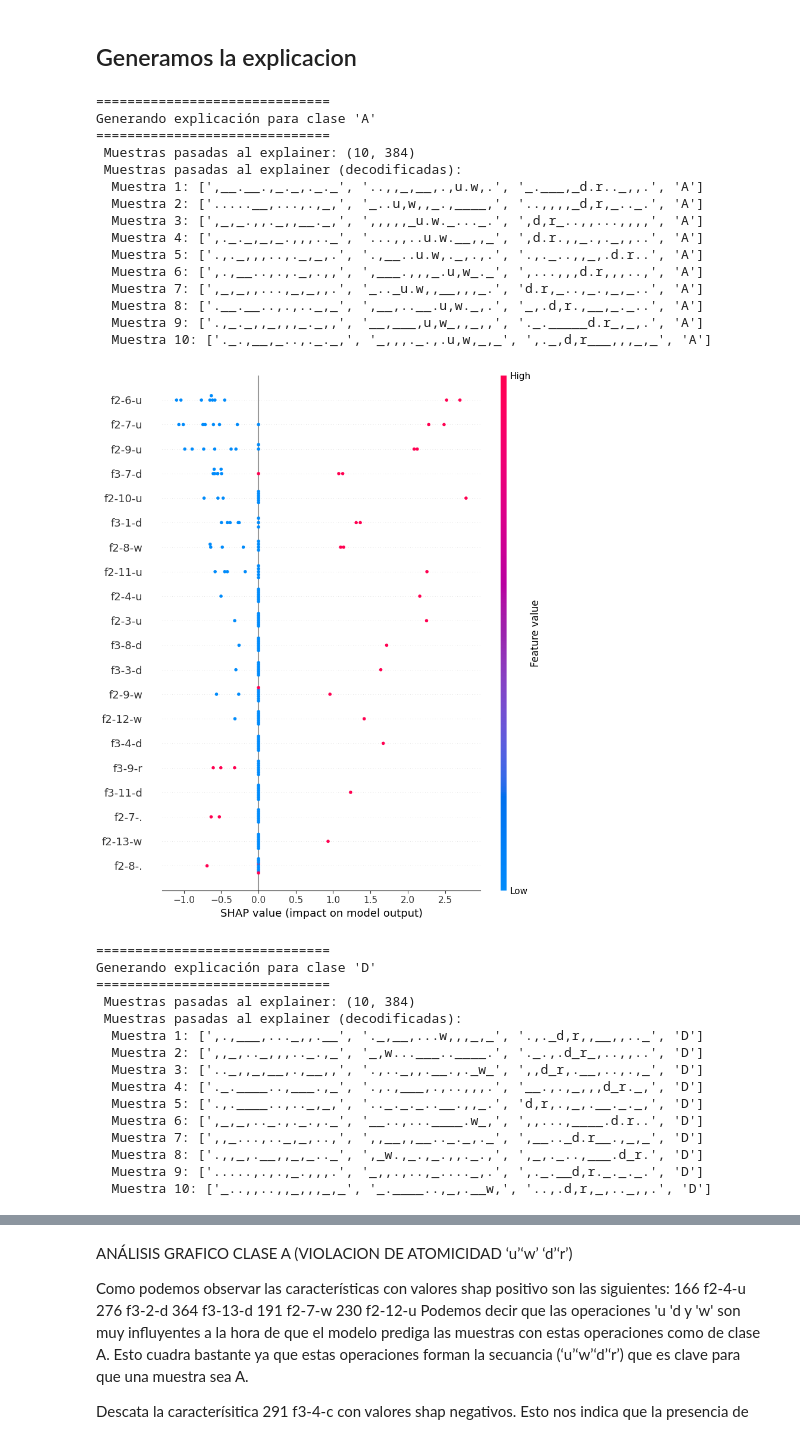
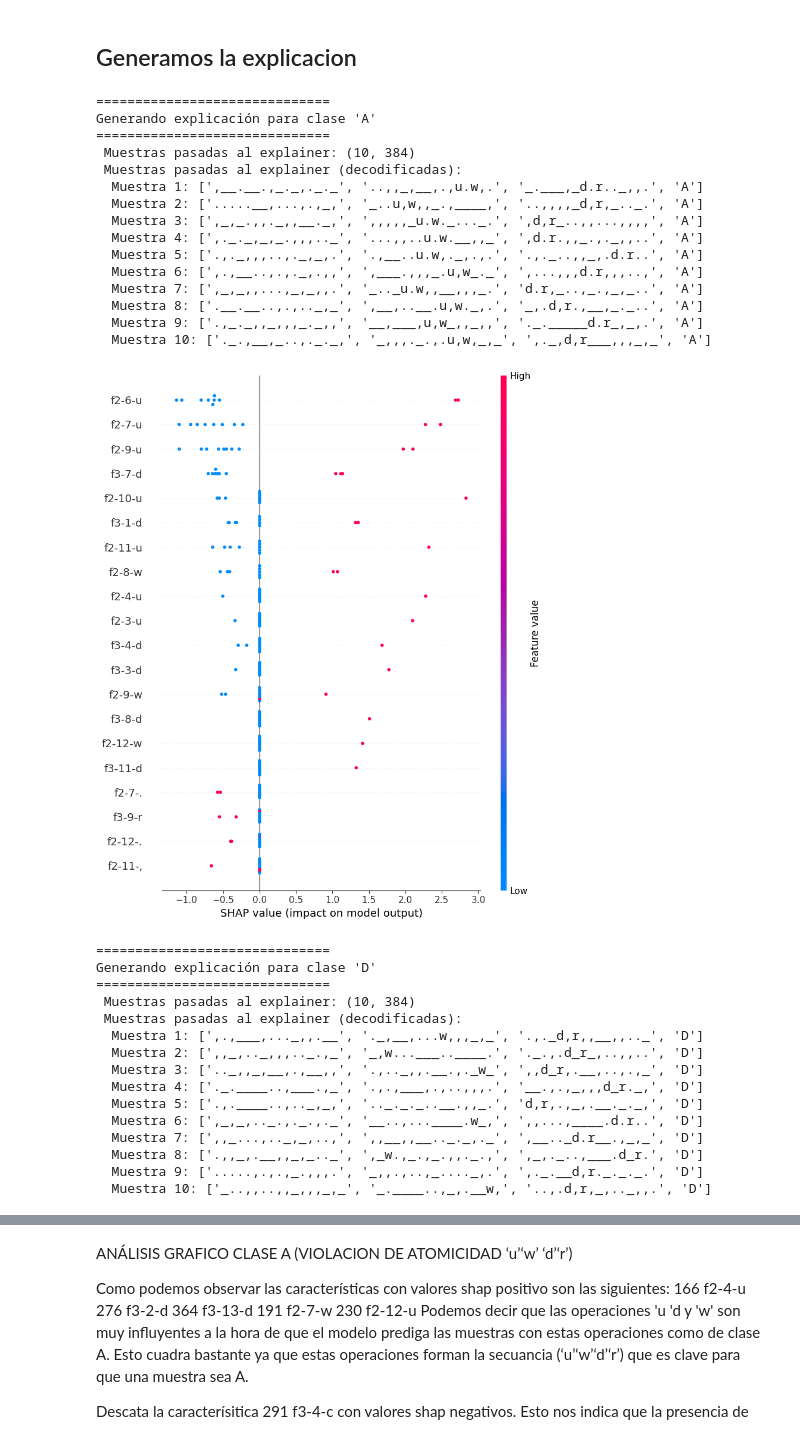
Before and after one commit to FranciscoMorenoB/TFG-XAI-CONCURRENCIA, a Jupyter notebook: Notebooks-Modificados/SHAP.ipynb, the cells around one changed output, grey strips where cells are left out. Cells and saved outputs as stored; diff of their text form; code cells hidden in the pictures.

Commit message:
cargados los modelos

```diff
--- a/Notebooks-Modificados/SHAP.ipynb
+++ b/Notebooks-Modificados/SHAP.ipynb
@@ -352,0 +357,5 @@ Wall time: 1min 5s
+# %%
+best_cnn_model = CNN_Model(data, 32, 64, 4, -1,).to(device)
+best_cnn_model.load_state_dict(torch.load('./bestmodels/best_CNN_model_' + experiment_name))
+best_lstm_model = LSTM_Model(data, 16, 32, 8).to(device)
+best_lstm_model.load_state_dict(torch.load('./bestmodels/best_LSTM_model_' + experiment_name))
@@ -947,35 +958,35 @@ for class_idx in range(4):
     print(f" Muestras pasadas al explainer (decodificadas):")
     for i, idx in enumerate(indices):
         print(f"  Muestra {i+1}: {test_original[idx]}")
 
     #  Crear el explainer con muestras solo de esa clase
-    explainer_cnn = shap.KernelExplainer(predict_fn_SHAP_CNN, x_subset_cnn)
+    explainer_cnn = shap.KernelExplainer(predict_cnn, x_subset_cnn)
 
     #  Explicamos las mismas muestras del test
     shap_values_cnn = explainer_cnn.shap_values(x_subset_cnn)
 
     #  SHAP de la clase actual
     class_shap_values_cnn = np.array([shap_values_cnn[i][:, class_idx] for i in range(n_samples)])
 
     #  Mostrar resumen
     shap.summary_plot(class_shap_values_cnn, x_subset_cnn, feature_names=feature_names_mapped)
 # %% [output]
 ==============================
 Generando explicación para clase 'A'
 ==============================
  Muestras pasadas al explainer: (10, 384)
  Muestras pasadas al explainer (decodificadas):
   Muestra 1: [',__.__.,_._,._._', '..,,_,__,.,u.w,.', '_.___,_d.r.._,,.', 'A']
   Muestra 2: ['.....__,...,.,_,', '_..u,w,,_.,____,', '..,,,,_d,r,_.._.', 'A']
   Muestra 3: [',_,_.,,._,,__._,', ',,,,,_u.w._..._.', ',d,r_..,,...,,,,', 'A']
   Muestra 4: [',._._,_,_.,,,.._', '...,,..u.w.__,,_', ',d.r.,,_.,._,,..', 'A']
   Muestra 5: ['.,._,,,..,._,_,.', '.,__..u.w,._,.,.', '.,._..,,_,.d.r..', 'A']
   Muestra 6: [',.,__..,.,._,.,,', ',___.,,,_.u,w_._', ',...,,,d.r,,,..,', 'A']
   Muestra 7: [',_,_,,...,_,_,,.', '_.._u.w,,__,,,_.', 'd.r,_..,_.,_,_..', 'A']
   Muestra 8: ['.__.__..,.,.._,_', ',__,..__.u,w._,.', '_,.d,r.,__,_._..', 'A']
   Muestra 9: ['.,_._,,_,,,_._,,', '__,___,u,w_,,_,,', '._._____d.r_,_,.', 'A']
   Muestra 10: ['._.,__,_..,._._,', '_,,,._.,.u,w,_,_', ',._,d,r___,,,_,_', 'A']
-[figure, old version]
+[figure, new version]
 ==============================
 Generando explicación para clase 'D'
 ==============================
```
Also changed, not shown: parts of 5 cells of this notebook.
